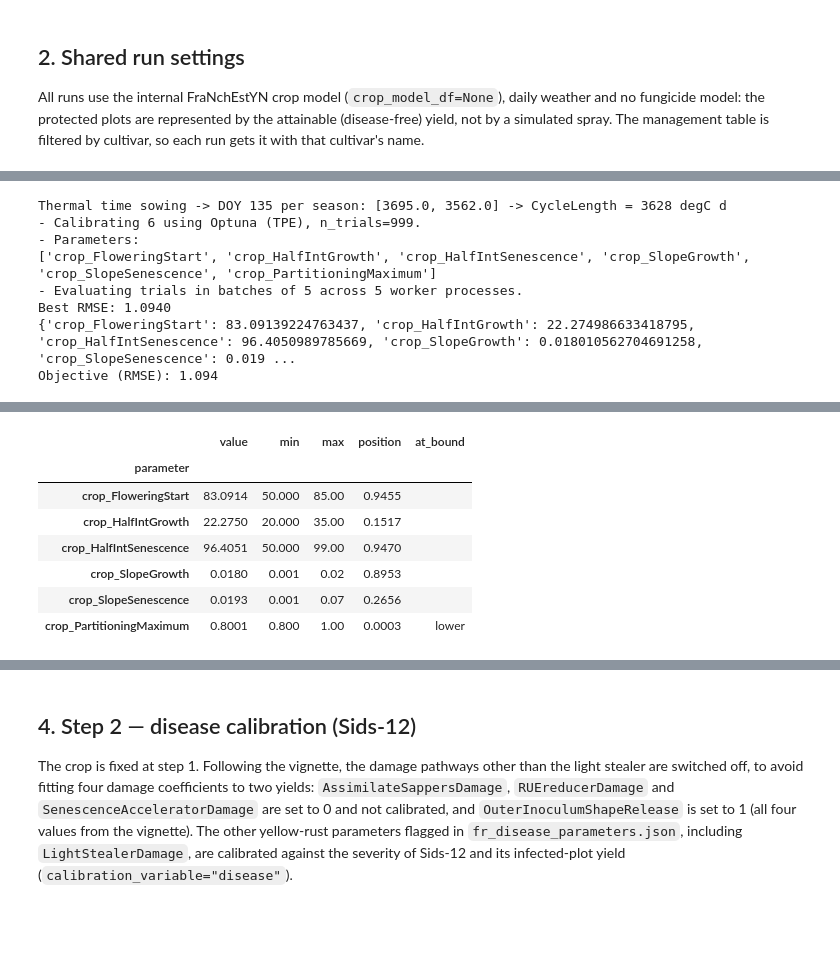
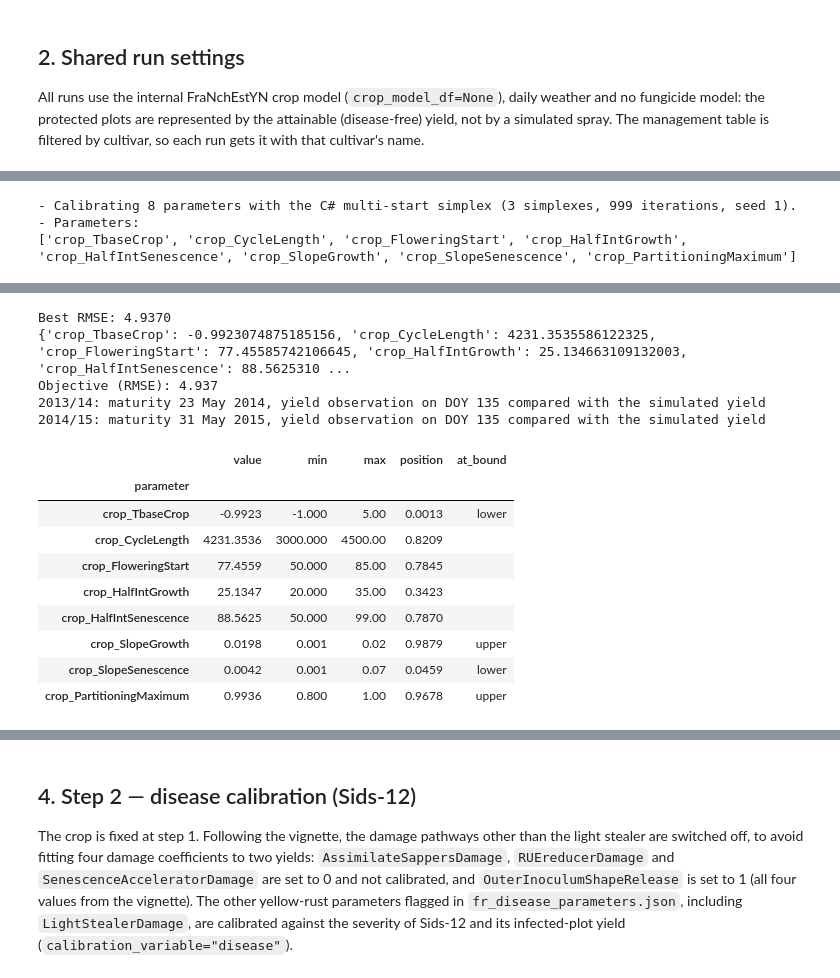
Before and after one commit to KaziJahidurRahaman/simpest, a Jupyter notebook: notebooks/Sharkiya/sharkiya_yellow_rust_yield_loss.ipynb, the cells around one changed output, grey strips where cells are left out. Cells and saved outputs as stored; diff of their text form; code cells hidden in the pictures; blank space fills up the shorter version.

```diff
--- a/notebooks/Sharkiya/sharkiya_yellow_rust_yield_loss.ipynb
+++ b/notebooks/Sharkiya/sharkiya_yellow_rust_yield_loss.ipynb
@@ -83,9 +98,14 @@ START_YEAR, END_YEAR = 2013, 2015   # as in the vignette: sowings in 2013 and 20
 SEASONS = [2013, 2014]              # GrowingSeason = sowing year
 SUSCEPTIBLE = "sids12"              # the most susceptible cultivar (paper, Table 1)
 HARVEST_DOY = 135                   # date of the yield observations in the dataset
+LATITUDE = 30.6150167               # latitude of the vignette's NASA POWER weather
 
-# Calibration settings shared by the three steps.
-CALIB = dict(optimizer="optuna", n_trials=999, seed=1, n_jobs=5)
+# Calibration settings shared by the three steps, as in the R package:
+# 3 simplexes (R/Main.R), 999 iterations (vignette), ftol 1e-12 (C# Program.cs).
+# seed replaces the unseeded C# draw; n_jobs runs the simplexes in parallel
+# and does not change the result.
+CALIB = dict(optimizer="multistart-simplex", n_restarts=3, max_iter=999, ftol=1e-12,
+             seed=1, n_jobs=3)
 # %% [markdown]
 ## 1. Data
 
@@ -168,7 +187,7 @@ def make_config(variety, **settings):
     """Run settings shared by every run in this notebook."""
     return fr.FranchestynConfig(
         site="Sharkiya", variety=variety, disease="disease", fungicide_type=None,
-        latitude=float(site.LATITUDE), score_harvest_after_maturity=True, **settings,
+        latitude=LATITUDE, **settings,
     )
 
 
@@ -197,27 +219,20 @@ the two protected-plot yields of Sids-12 and the `fint` placeholders.
 # %%
-probe = make_config(SUSCEPTIBLE, disease_type=None, is_calibration=False)
-probe.crop_parameters["CycleLength"].update(value=1e5, max=1e5)
-probe_sim = diag.simulation_frame(run(probe, SUSCEPTIBLE))
-gdd_at_harvest = probe_sim.loc[probe_sim["Date"].dt.dayofyear == HARVEST_DOY, "GrowingDegreeDays"]
-cycle_length = float(gdd_at_harvest.mean())
-print("Thermal time sowing -> DOY 135 per season:", gdd_at_harvest.round(0).tolist(),
-      f"-> CycleLength = {cycle_length:.0f} degC d")
-
-crop_cfg = make_config(SUSCEPTIBLE, disease_type=None, calibration_variable="crop", **CALIB)
-crop_cfg.crop_parameters["CycleLength"].update(value=cycle_length, calibration=False)
-fr.deactivate_calibration(crop_cfg.crop_parameters, ["TbaseCrop"])
+crop_cfg = make_config(SUSCEPTIBLE, disease_type="yellow_rust", calibration_variable="crop", **CALIB)
+crop_cfg.crop_parameters["CycleLength"].update(min=3000.0, max=4500.0)   # vignette, step 1
 
 crop_res = run(crop_cfg, SUSCEPTIBLE)
 crop_best = crop_res["outputs"]["summary"]["best_params"]
 fr.apply_best_params(crop_cfg, crop_best)
 print("Objective (RMSE):", crop_res["outputs"]["summary"]["rmse"])
+
+crop_sim = diag.simulation_frame(crop_res)
+for season, s in crop_sim.groupby("GrowingSeason"):
+    maturity = s["Date"].max()
+    after = maturity.dayofyear >= HARVEST_DOY
+    print(f"{season}/{season + 1 - 2000:02d}: maturity {maturity:%d %b %Y}, yield observation on "
+          f"DOY {HARVEST_DOY} {'compared with the simulated yield' if after else 'compared with zero (x1000)'}")
 diag.bound_check(crop_best, {"crop": crop_cfg.crop_parameters}).round(4)
 # %% [output]
-Thermal time sowing -> DOY 135 per season: [3695.0, 3562.0] -> CycleLength = 3628 degC d
-- Calibrating 6 using Optuna (TPE), n_trials=999.
+- Calibrating 8 parameters with the C# multi-start simplex (3 simplexes, 999 iterations, seed 1).
 - Parameters:
-['crop_FloweringStart', 'crop_HalfIntGrowth', 'crop_HalfIntSenescence', 'crop_SlopeGrowth', 'crop_SlopeSenescence', 'crop_PartitioningMaximum']
-- Evaluating trials in batches of 5 across 5 worker processes.
-Best RMSE: 1.0940
-{'crop_FloweringStart': 83.09139224763437, 'crop_HalfIntGrowth': 22.274986633418795, 'crop_HalfIntSenescence': 96.4050989785669, 'crop_SlopeGrowth': 0.018010562704691258, 'crop_SlopeSenescence': 0.019 ...
-Objective (RMSE): 1.094
+['crop_TbaseCrop', 'crop_CycleLength', 'crop_FloweringStart', 'crop_HalfIntGrowth', 'crop_HalfIntSenescence', 'crop_SlopeGrowth', 'crop_SlopeSenescence', 'crop_PartitioningMaximum']
@@ -224,9 +241,16 @@ Objective (RMSE): 1.094
+Best RMSE: 4.9370
+{'crop_TbaseCrop': -0.9923074875185156, 'crop_CycleLength': 4231.3535586122325, 'crop_FloweringStart': 77.45585742106645, 'crop_HalfIntGrowth': 25.134663109132003, 'crop_HalfIntSenescence': 88.5625310 ...
+Objective (RMSE): 4.937
+2013/14: maturity 23 May 2014, yield observation on DOY 135 compared with the simulated yield
+2014/15: maturity 31 May 2015, yield observation on DOY 135 compared with the simulated yield
 |  | value | min | max | position | at_bound |
 | parameter |  |  |  |  |  |
-| crop_FloweringStart | 83.0914 | 50.000 | 85.00 | 0.9455 |  |
-| crop_HalfIntGrowth | 22.2750 | 20.000 | 35.00 | 0.1517 |  |
-| crop_HalfIntSenescence | 96.4051 | 50.000 | 99.00 | 0.9470 |  |
-| crop_SlopeGrowth | 0.0180 | 0.001 | 0.02 | 0.8953 |  |
-| crop_SlopeSenescence | 0.0193 | 0.001 | 0.07 | 0.2656 |  |
-| crop_PartitioningMaximum | 0.8001 | 0.800 | 1.00 | 0.0003 | lower |
+| crop_TbaseCrop | -0.9923 | -1.000 | 5.00 | 0.0013 | lower |
+| crop_CycleLength | 4231.3536 | 3000.000 | 4500.00 | 0.8209 |  |
+| crop_FloweringStart | 77.4559 | 50.000 | 85.00 | 0.7845 |  |
+| crop_HalfIntGrowth | 25.1347 | 20.000 | 35.00 | 0.3423 |  |
+| crop_HalfIntSenescence | 88.5625 | 50.000 | 99.00 | 0.7870 |  |
+| crop_SlopeGrowth | 0.0198 | 0.001 | 0.02 | 0.9879 | upper |
+| crop_SlopeSenescence | 0.0042 | 0.001 | 0.07 | 0.0459 | lower |
+| crop_PartitioningMaximum | 0.9936 | 0.800 | 1.00 | 0.9678 | upper |
 # %%
```
Also changed, not shown: parts of 14 cells of this notebook, 29 other files.
